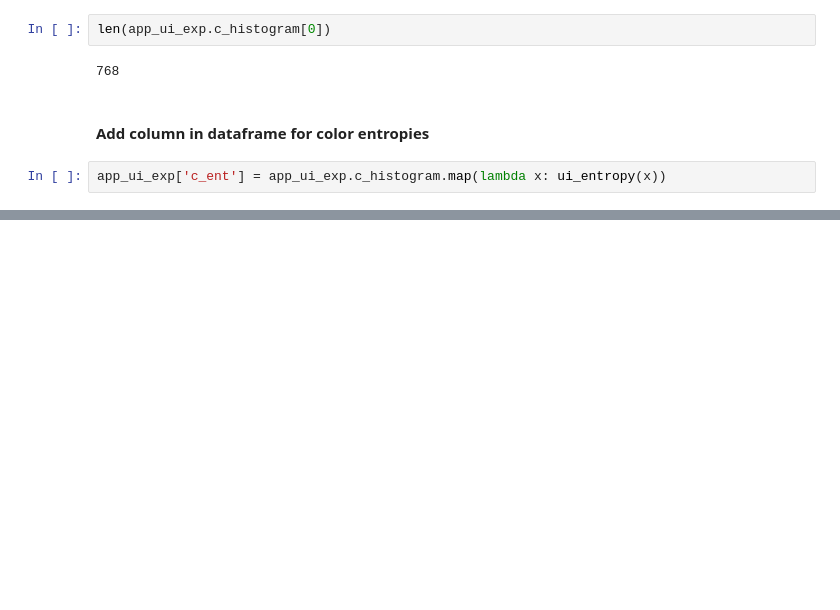
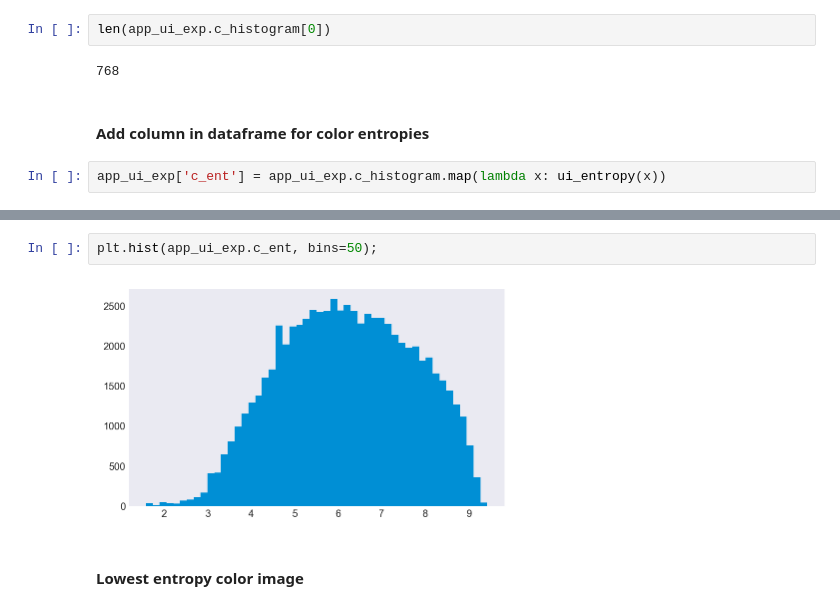
Before and after one commit to vnessified/information_theory_ui_analysis, a Jupyter notebook: notebooks/entropy_model.ipynb, the cells around one changed output, grey strips where cells are left out. Drawn from its saved outputs; the diff is of its cells as text; blank space fills up the shorter version.

```diff
--- a/notebooks/entropy_model.ipynb
+++ b/notebooks/entropy_model.ipynb
@@ -128,0 +211,6 @@ app_ui_exp['c_ent'] = app_ui_exp.c_histogram.map(lambda x: ui_entropy(x))
+# %%
+plt.hist(app_ui_exp.c_ent, bins=50);
+# %% [output]
+[figure, added]
+# %% [markdown]
+#### Lowest entropy color image
```
Also changed, not shown: parts of 48 cells of this notebook, 1 other file.
